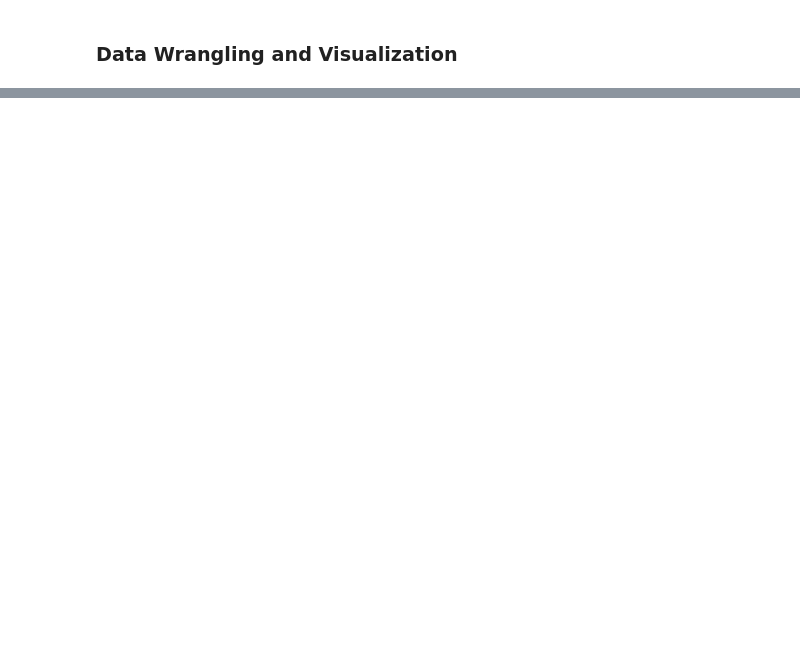
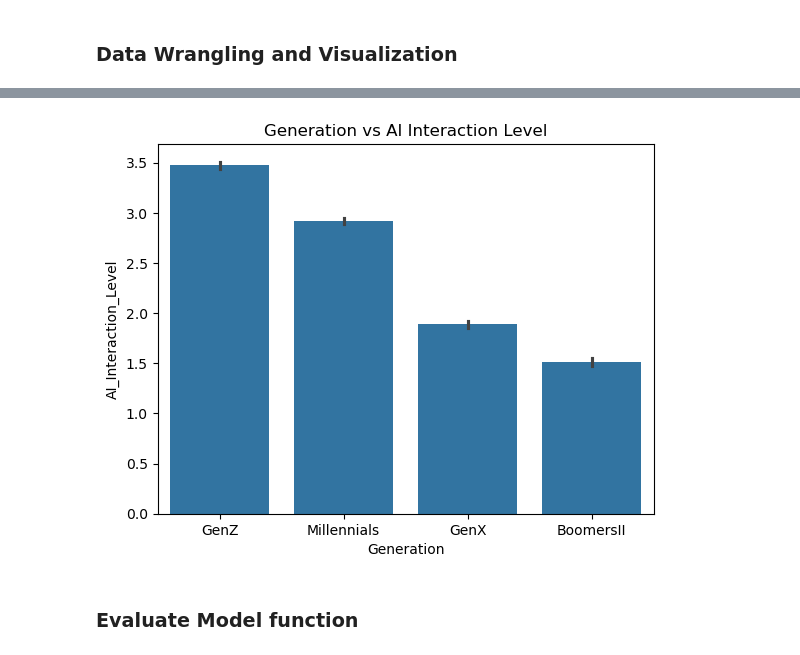
Before and after one commit to alim0118/customer-churn-predictor, a Jupyter notebook: Churn_Predictor.ipynb, the cells around one changed output, grey strips where cells are left out. Saved outputs shown, nothing was run; the diff lists cells and outputs as text; code cells hidden in the pictures; blank space fills up the shorter version.

```diff
--- a/Churn_Predictor.ipynb
+++ b/Churn_Predictor.ipynb
@@ -89,0 +191,20 @@ train.describe(include='all')
+# %%
+# create Generation feature
+# Age ranges from 21-65 years
+# GenZ: 12-27
+# Millennials: 28-43
+# GenX: 44-59
+# Boomers II: 60-69
+
+bins = [19, 27, 43, 59, 69]
+labels = ['GenZ', 'Millennials', 'GenX', 'BoomersII']
+train['Generation'] = pd.cut(train['Age'], bins, labels=labels)
+
+# plot bar plot of Generation vs AI_Interaction_Level
+sns.barplot(x='Generation', y='AI_Interaction_Level', data=train)
+plt.title("Generation vs AI Interaction Level")
+plt.show()
+# %% [output]
+[figure, added]
+# %% [markdown]
+### Evaluate Model function
```
Also changed, not shown: parts of 15 cells of this notebook.
